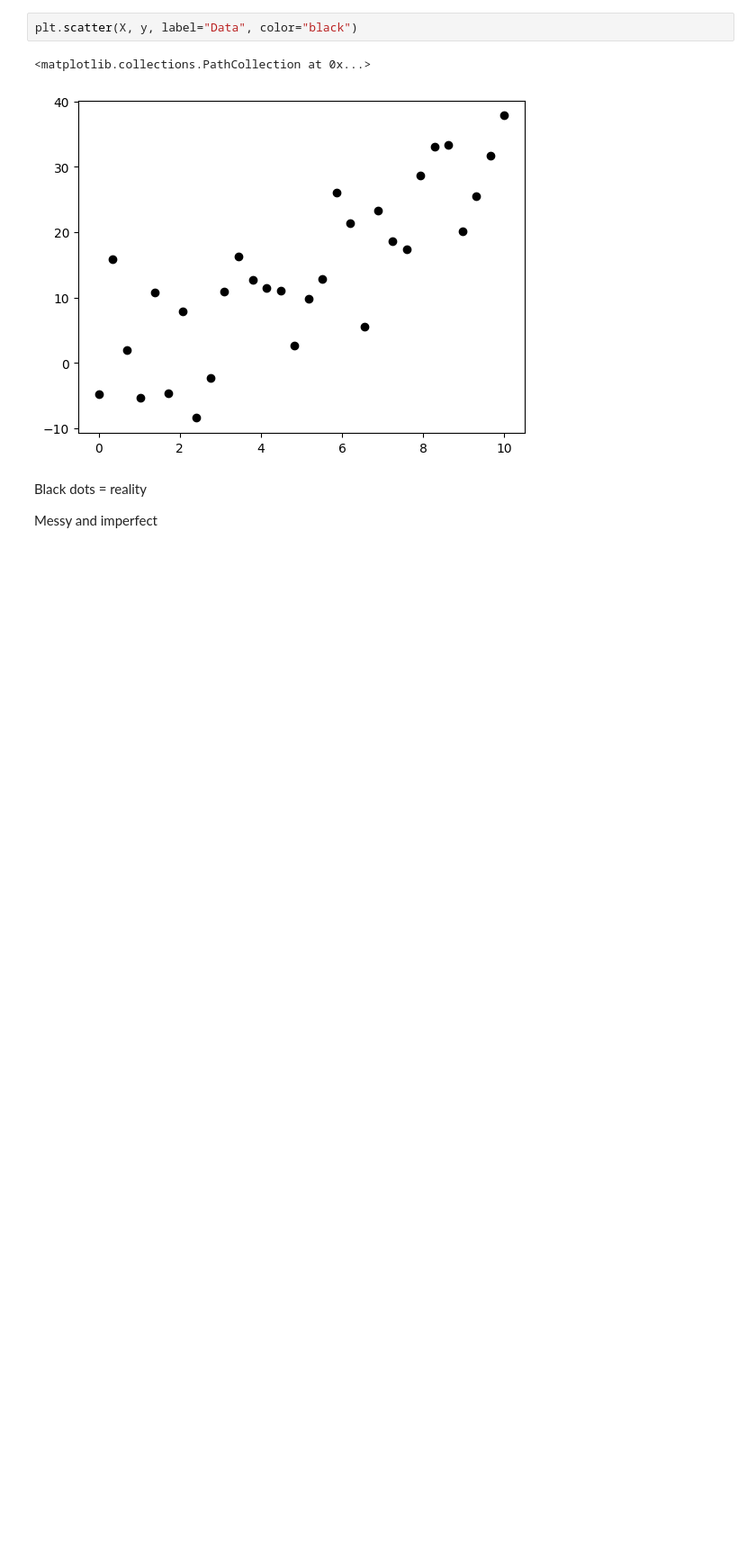
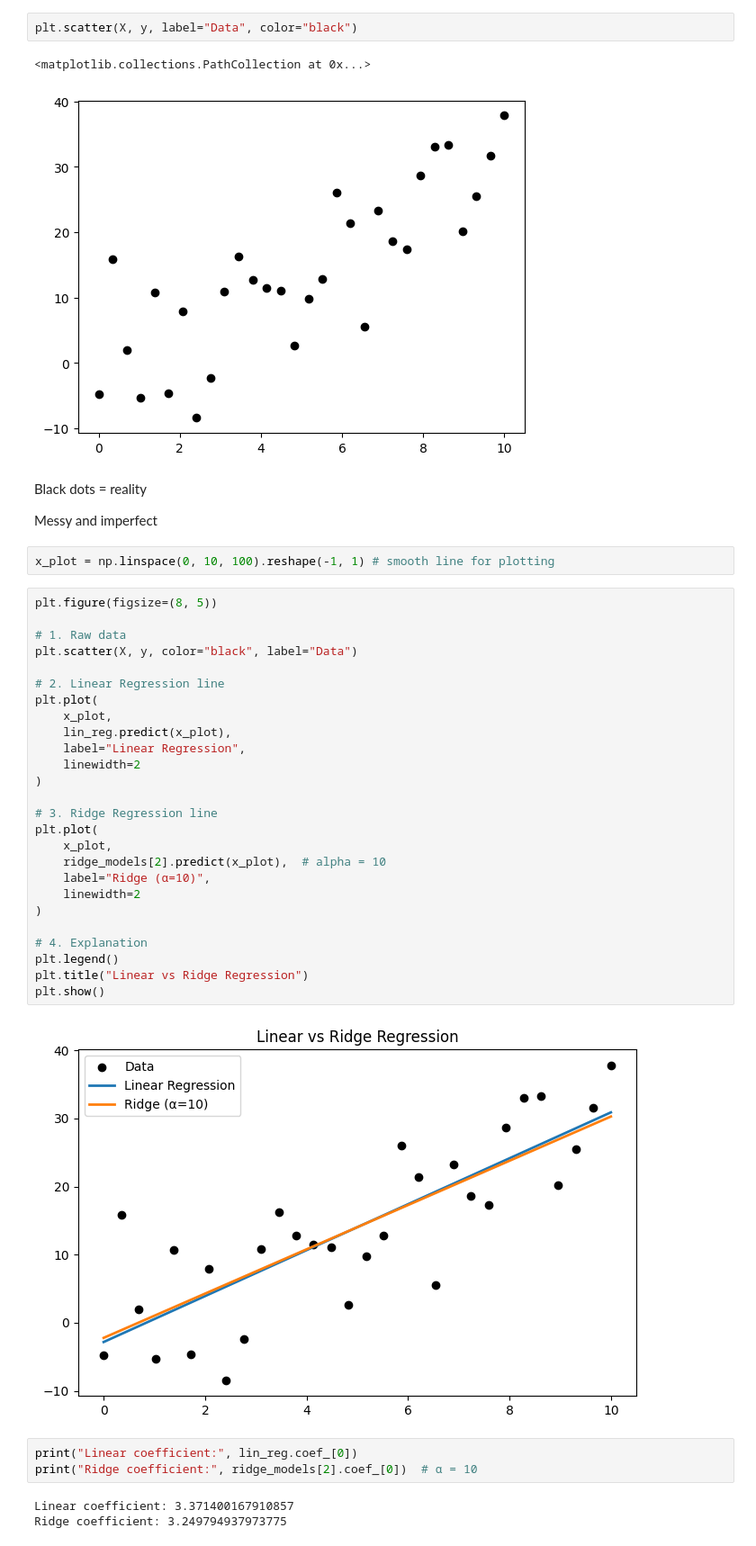
Before and after one commit to us107/Machine-Learning-Practice-by-Projects, a Jupyter notebook: Supervised-Learning/Regression/RidgeReg.ipynb, the cells around one changed output. Shown at 90% size. Cells and saved outputs as stored; diff of their text form; blank space fills up the shorter version.

Commit message:
ridge regression with notes

```diff
--- a/Supervised-Learning/Regression/RidgeReg.ipynb
+++ b/Supervised-Learning/Regression/RidgeReg.ipynb
@@ -94,3 +94,39 @@ plt.scatter(X, y, label="Data", color="black")
 Black dots = reality
 
 Messy and imperfect
+# %%
+x_plot = np.linspace(0, 10, 100).reshape(-1, 1) # smooth line for plotting
+# %%
+plt.figure(figsize=(8, 5))
+
+# 1. Raw data
+plt.scatter(X, y, color="black", label="Data")
+
+# 2. Linear Regression line
+plt.plot(
+    x_plot,
+    lin_reg.predict(x_plot),
+    label="Linear Regression",
+    linewidth=2
+)
+
+# 3. Ridge Regression line
+plt.plot(
+    x_plot,
+    ridge_models[2].predict(x_plot),  # alpha = 10
+    label="Ridge (α=10)",
+    linewidth=2
+)
+
+# 4. Explanation
+plt.legend()
+plt.title("Linear vs Ridge Regression")
+plt.show()
+# %% [output]
+[figure, added]
+# %%
+print("Linear coefficient:", lin_reg.coef_[0])
+print("Ridge coefficient:", ridge_models[2].coef_[0])  # α = 10
+# %% [output]
+Linear coefficient: 3.371400167910857
+Ridge coefficient: 3.249794937973775
```
Also changed, not shown: parts of 3 cells of this notebook, 2 other files.
